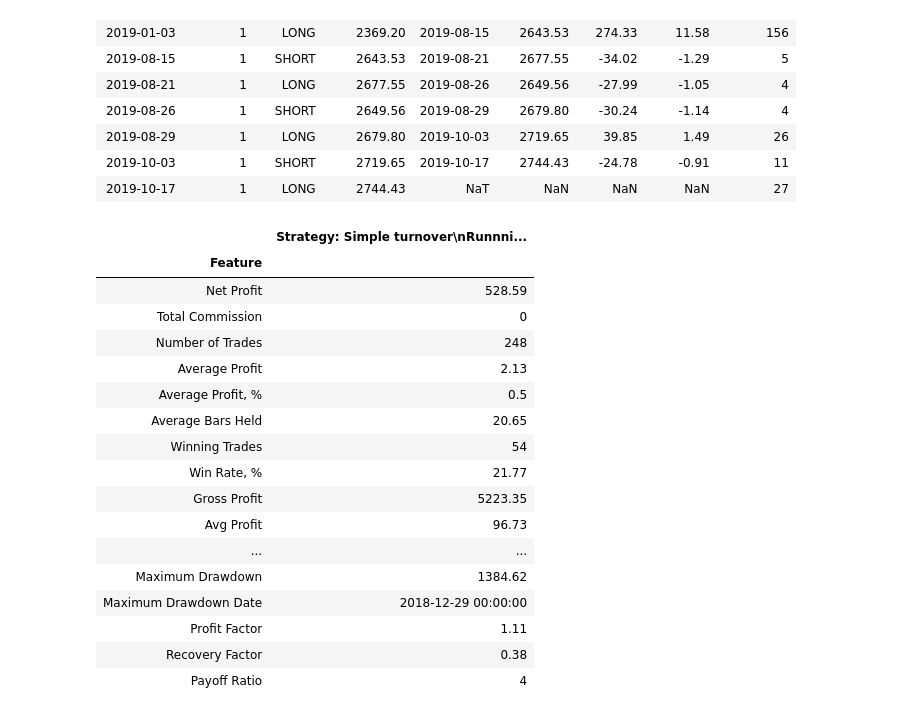
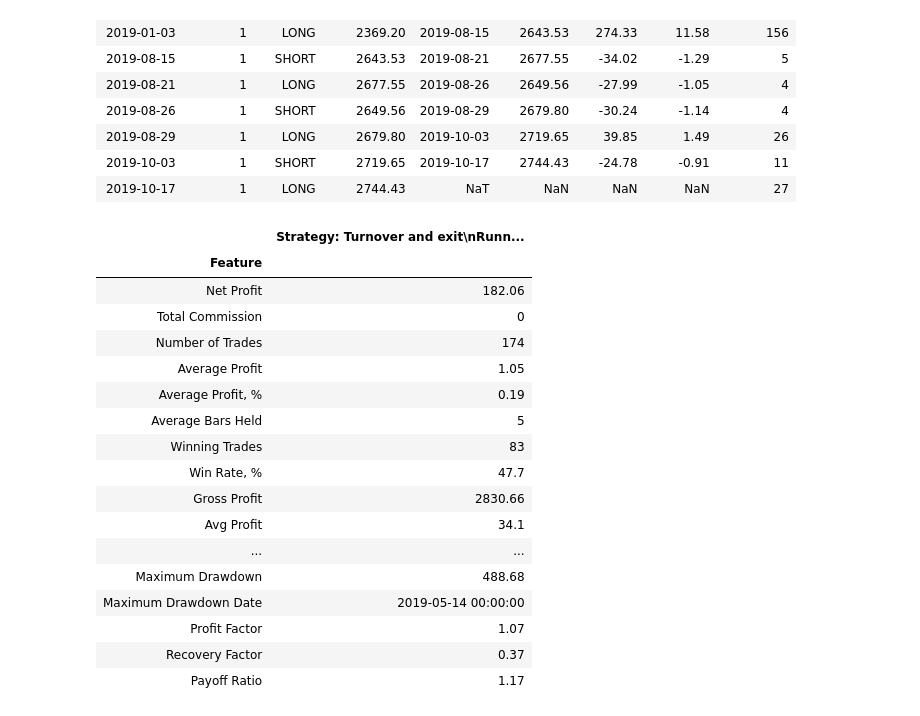
Before and after one commit to mozzherina/cherimoya, a Jupyter notebook: atPortfolio.ipynb, the cells around one changed output. Saved outputs shown, nothing was run; the diff lists cells and outputs as text; code cells hidden in the pictures.

```diff
--- a/atPortfolio.ipynb
+++ b/atPortfolio.ipynb
@@ -300,17 +300,8 @@ class NaivePortfolio(Portfolio):
         return df
     """
 
-    def apply_strategies(self, symbol: str, m:Mode = MODE_ALL,
-                         long_price:str = 'close',
-                         short_price:str = 'close', *argv) -> bool:
-        result = True
-        for strategy in argv:
-            logging.debug("Apply {} for symbol {}".format(strategy, symbol))
-            df = self.apply_strategy(symbol, strategy, m, long_price, short_price)
-            #self.get_trades(symbol, strategy.name, mode = 'longs')
-        return result
-
     def apply_strategy(self, symbol: str, strategy: Strategy,
+                       name:str = None, signal: tpSeries = None,
                        m:Mode = MODE_ALL) -> (str, tpFrame):
         """
         Function is responsible for applying given strategy and calculating
@@ -319,16 +310,19 @@ class NaivePortfolio(Portfolio):
         Parameters:
         symbol - symbol in bars
         strategy - Strategy object
+        name - short name of the Strategy (for current signal)
+        signal - signal of the Strategy, if given
         m - mode of applying
-        long_price - name of column for strategy application
-        short_price - name of column for strategy application
 
         Returns:
         Dataframe with results
         """
 
         df = strategy._data.copy()[['open', 'high', 'low', 'close']]
-        name, df['signal'] = strategy.calculate_all(m = m)
+        if signal is None:
+            name, df['signal'] = strategy.calculate_all(m = m)
+        else:
+            df['signal'] = signal
         # make continuous signal: 1, 1, 1, 0, 0, 0 - without NaNs
         df['signal'].fillna(method='pad', inplace=True)
         if self._quantity == 0:
@@ -430,15 +424,16 @@ class NaivePortfolio(Portfolio):
             df.to_csv(file)
         return df
 
-    def get_metrics(self, origin:tpFrame, trades: tpFrame, strategy_name: str,
-                    metrics: tpFrame = None, file:str = None) -> tpFrame:
+    def get_metrics(self, origin:tpFrame, strategy_name: str,
+                    trades: tpFrame = None, metrics: tpFrame = None,
+                    file:str = None) -> tpFrame:
         """
         Function is responsible for calculating metrics, e.g. Profit factor
 
         Parameters:
         origin - DataFrame after strategy application
+        strategy_name - Name of the stratedy for a header
         trades - DataFrame with extracted trades
-        strategy_name - Name of the stratedy for a header
         metrics - DataFrame of previously calculated metrics
         file - file name for saving results
 
@@ -450,7 +445,7 @@ class NaivePortfolio(Portfolio):
             metrics = pd.DataFrame(columns = ['Feature', strategy_name])
             metrics.set_index('Feature', inplace = True)
 
-        tr_copy = trades.copy()
+        tr_copy = self.get_trades(origin = origin) if trades is None else trades.copy()
         if (pd.isnull(tr_copy.exit_date[-1])):
             tr_copy.iloc[-1, tr_copy.columns.get_loc('exit_date')] = origin.index[-1]
             tr_copy.iloc[-1, tr_copy.columns.get_loc('exit_price')] = origin.close[-1]
@@ -571,5 +566,5 @@ ms
 | Recovery Factor | 4.21 |
 | Payoff Ratio | 1.19 |
 # %%
-name, df = port.apply_strategy(symbol, turnoverStrat)
-df[98:125]
+name, df = port.apply_strategy(symbol, turnoverExit, m = MODE_SHORTS)
+#df[98:125]
@@ -615,24 +591,24 @@ tr.tail(15)
 | 2019-10-03 | 1 | SHORT | 2719.65 | 2019-10-17 | 2744.43 | -24.78 | -0.91 | 11 |
 | 2019-10-17 | 1 | LONG | 2744.43 | NaT | NaN | NaN | NaN | 27 |
 # %%
-ms = port.get_metrics(df, tr, name, file = 'results/turnovermetr.csv')
+ms = port.get_metrics(df, name) #, file = 'results/turnovermetr.csv')
 ms
 # %% [output]
-|  | Strategy: Simple turnover\nRunnni... |
+|  | Strategy: Turnover and exit\nRunn... |
 | Feature |  |
-| Net Profit | 528.59 |
+| Net Profit | 182.06 |
 | Total Commission | 0 |
-| Number of Trades | 248 |
-| Average Profit | 2.13 |
-| Average Profit, % | 0.5 |
-| Average Bars Held | 20.65 |
-| Winning Trades | 54 |
-| Win Rate, % | 21.77 |
-| Gross Profit | 5223.35 |
-| Avg Profit | 96.73 |
+| Number of Trades | 174 |
+| Average Profit | 1.05 |
+| Average Profit, % | 0.19 |
+| Average Bars Held | 5 |
+| Winning Trades | 83 |
+| Win Rate, % | 47.7 |
+| Gross Profit | 2830.66 |
+| Avg Profit | 34.1 |
 | ... | ... |
-| Maximum Drawdown | 1384.62 |
-| Maximum Drawdown Date | 2018-12-29 00:00:00 |
-| Profit Factor | 1.11 |
-| Recovery Factor | 0.38 |
-| Payoff Ratio | 4 |
+| Maximum Drawdown | 488.68 |
+| Maximum Drawdown Date | 2019-05-14 00:00:00 |
+| Profit Factor | 1.07 |
+| Recovery Factor | 0.37 |
+| Payoff Ratio | 1.17 |
```
Also changed, not shown: parts of 19 cells of this notebook, 2 other files.
